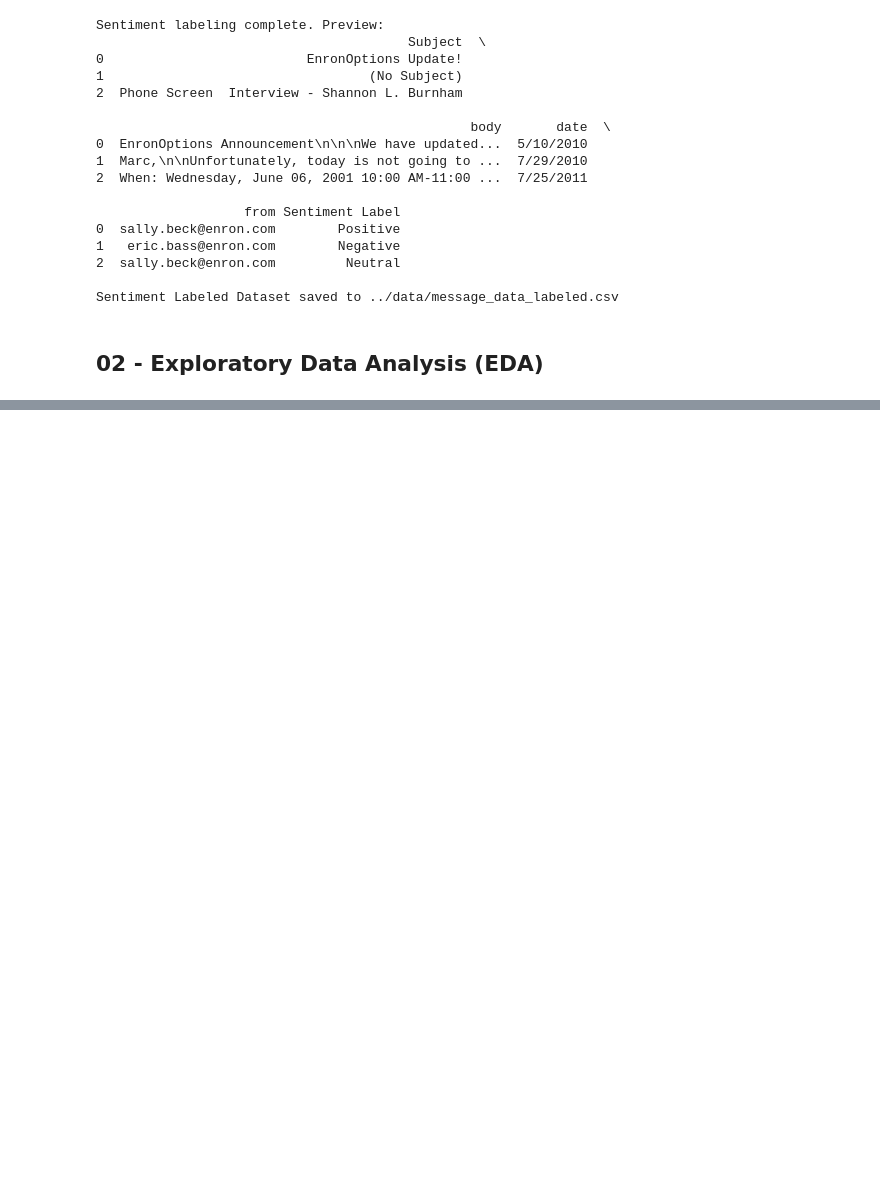
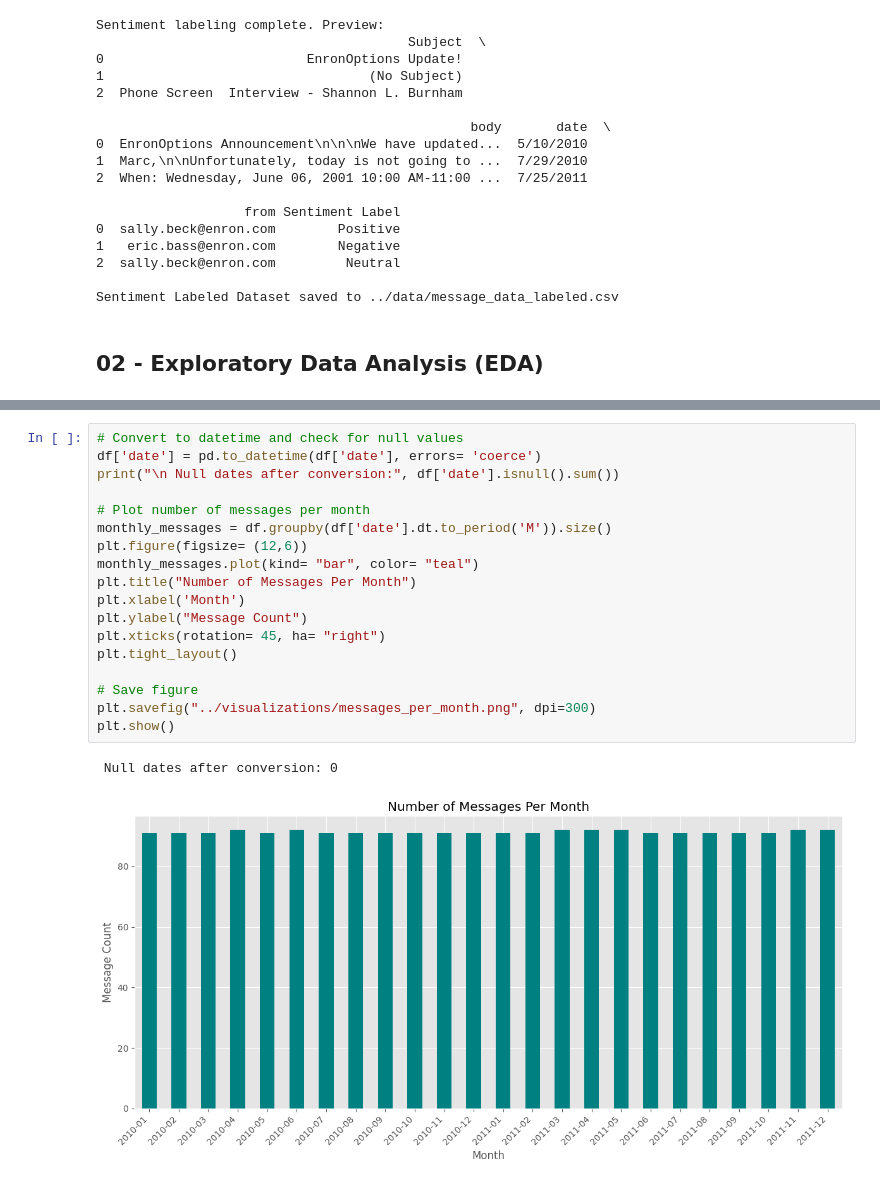
Before and after one commit to Suncho1208/emp_sentiment_project, a Jupyter notebook: notebooks/employee_sentiment_analysis.ipynb, the cells around one changed output, grey strips where cells are left out. Drawn from its saved outputs; the diff is of its cells as text; blank space fills up the shorter version.

```diff
--- a/notebooks/employee_sentiment_analysis.ipynb
+++ b/notebooks/employee_sentiment_analysis.ipynb
@@ -106,0 +161,21 @@ Sentiment Labeled Dataset saved to ../data/message_data_labeled.csv
+# %%
+# Convert to datetime and check for null values
+df['date'] = pd.to_datetime(df['date'], errors= 'coerce')
+print("\n Null dates after conversion:", df['date'].isnull().sum())
+
+# Plot number of messages per month
+monthly_messages = df.groupby(df['date'].dt.to_period('M')).size()
+plt.figure(figsize= (12,6))
+monthly_messages.plot(kind= "bar", color= "teal")
+plt.title("Number of Messages Per Month")
+plt.xlabel('Month')
+plt.ylabel("Message Count")
+plt.xticks(rotation= 45, ha= "right")
+plt.tight_layout()
+
+# Save figure
+plt.savefig("../visualizations/messages_per_month.png", dpi=300)
+plt.show()
+# %% [output]
+ Null dates after conversion: 0
+[figure, added]
```
Also changed, not shown: parts of 7 cells of this notebook, 3 other files.
